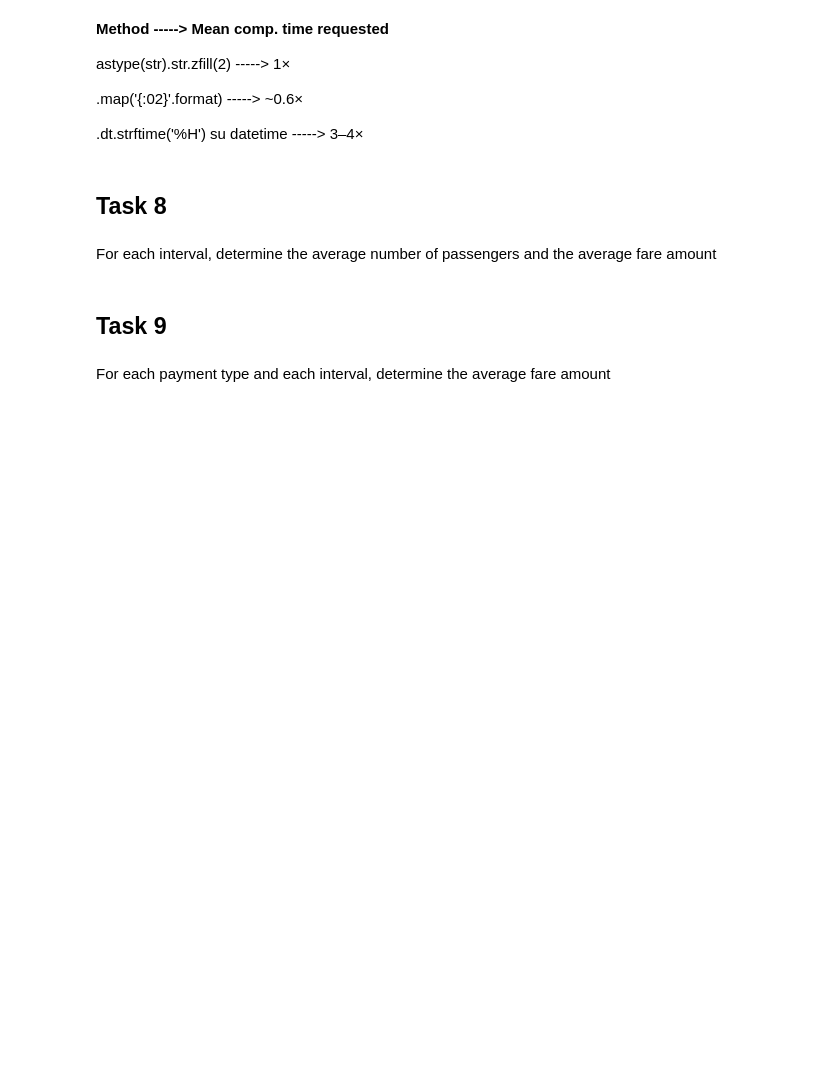
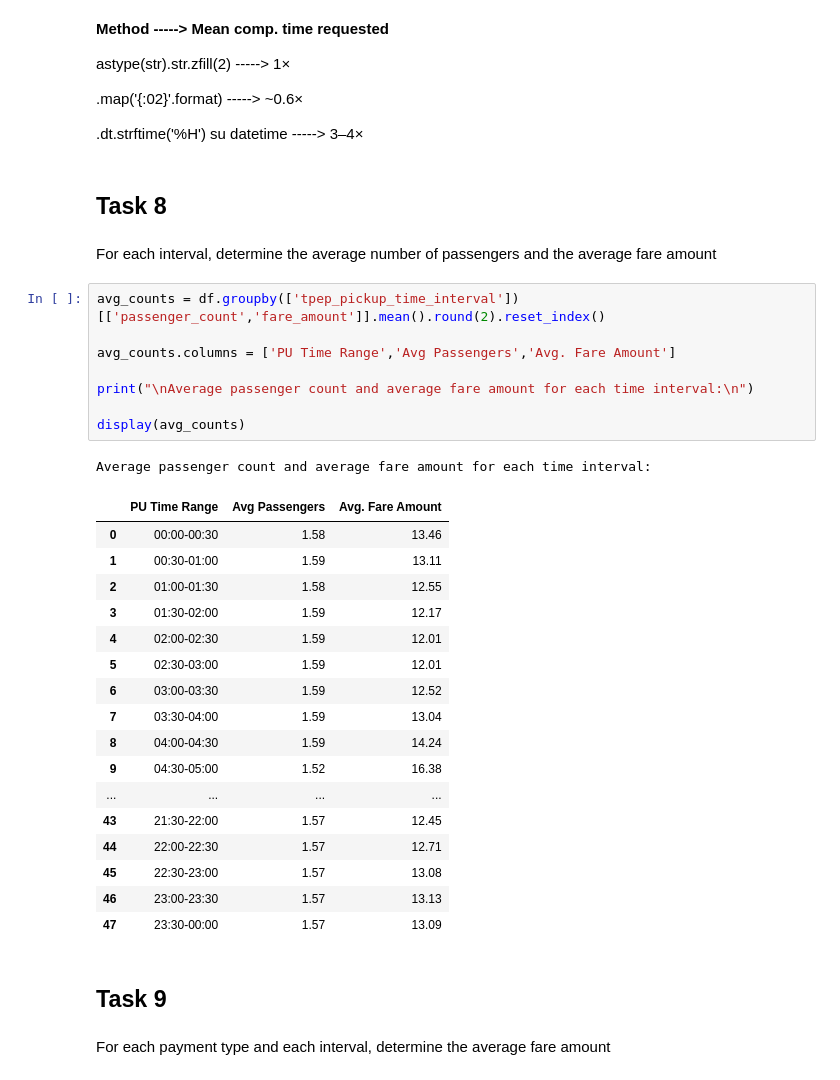
Before and after one commit to FrancescaNegriUniMiB/focsproject, a Jupyter notebook: Foundations_CS_2425.ipynb, the cells around one changed output. Saved outputs shown, nothing was run; the diff lists cells and outputs as text; blank space fills up the shorter version.

```diff
--- a/Foundations_CS_2425.ipynb
+++ b/Foundations_CS_2425.ipynb
@@ -215,6 +334,33 @@ astype(str).str.zfill(2) ----->	1×
 ## Task 8
 # %% [markdown]
 For each interval, determine the average number of passengers and the average fare amount
+# %%
+avg_counts = df.groupby(['tpep_pickup_time_interval'])[['passenger_count','fare_amount']].mean().round(2).reset_index()
+
+avg_counts.columns = ['PU Time Range','Avg Passengers','Avg. Fare Amount']
+
+print("\nAverage passenger count and average fare amount for each time interval:\n")
+
+display(avg_counts)
+# %% [output]
+Average passenger count and average fare amount for each time interval:
+|  | PU Time Range | Avg Passengers | Avg. Fare Amount |
+| 0 | 00:00-00:30 | 1.58 | 13.46 |
+| 1 | 00:30-01:00 | 1.59 | 13.11 |
+| 2 | 01:00-01:30 | 1.58 | 12.55 |
+| 3 | 01:30-02:00 | 1.59 | 12.17 |
+| 4 | 02:00-02:30 | 1.59 | 12.01 |
+| 5 | 02:30-03:00 | 1.59 | 12.01 |
+| 6 | 03:00-03:30 | 1.59 | 12.52 |
+| 7 | 03:30-04:00 | 1.59 | 13.04 |
+| 8 | 04:00-04:30 | 1.59 | 14.24 |
+| 9 | 04:30-05:00 | 1.52 | 16.38 |
+| ... | ... | ... | ... |
+| 43 | 21:30-22:00 | 1.57 | 12.45 |
+| 44 | 22:00-22:30 | 1.57 | 12.71 |
+| 45 | 22:30-23:00 | 1.57 | 13.08 |
+| 46 | 23:00-23:30 | 1.57 | 13.13 |
+| 47 | 23:30-00:00 | 1.57 | 13.09 |
 # %% [markdown]
 ## Task 9
 # %% [markdown]
```
Also changed, not shown: parts of 12 cells of this notebook.
